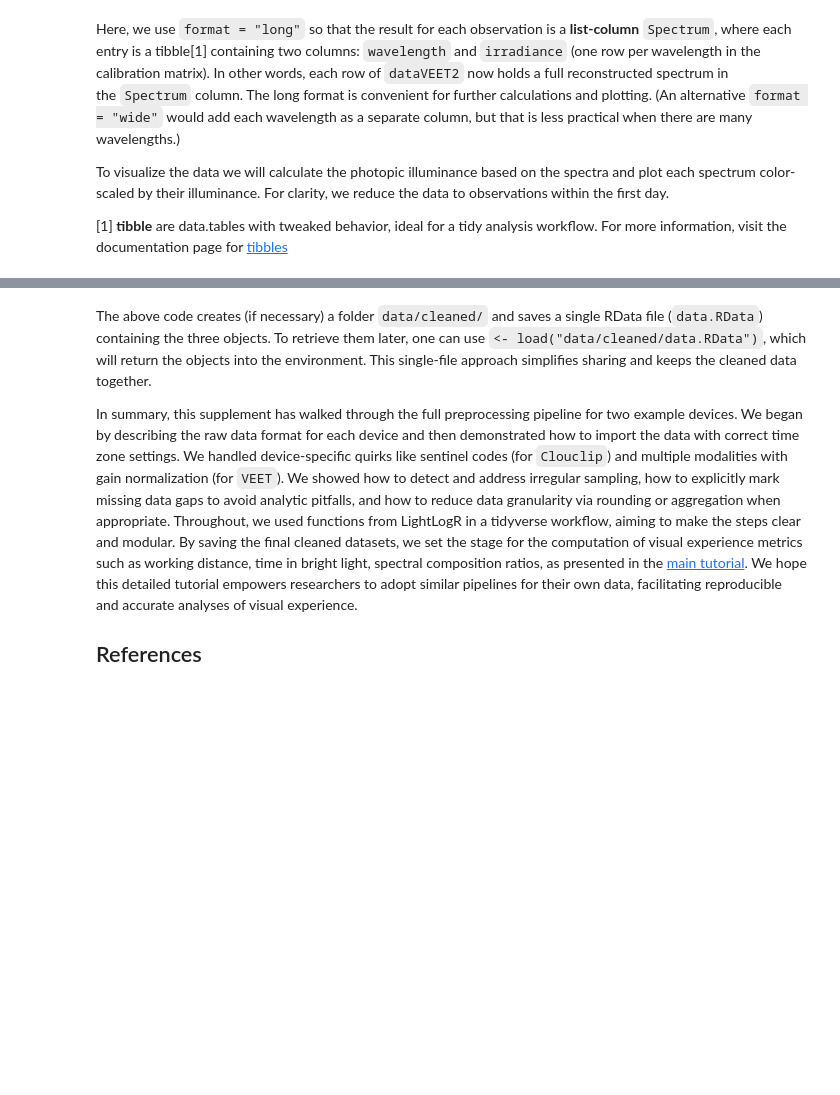
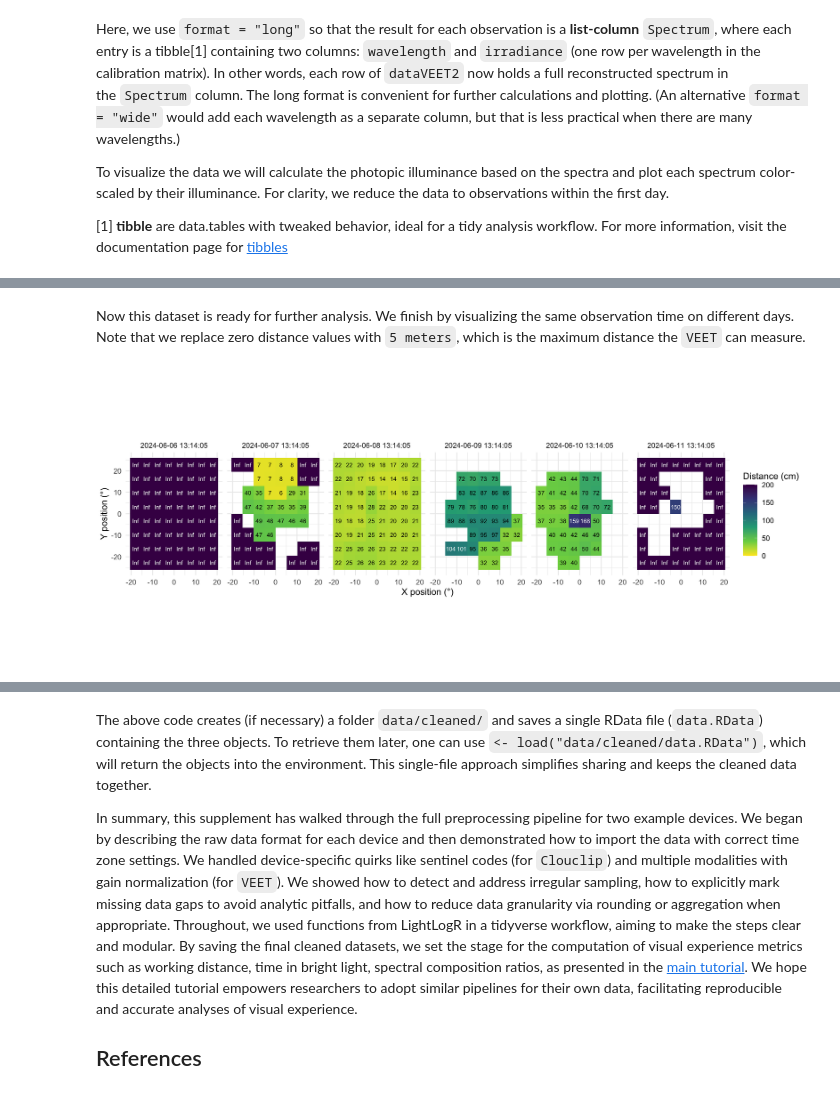
Before and after one commit to tscnlab/ZaunerEtAl_JVis_2025, a Jupyter notebook: _manuscript/supplement.embed.ipynb, the cells around one changed output, grey strips where cells are left out. Drawn from its saved outputs; the diff is of its cells as text; code cells hidden in the pictures; blank space fills up the shorter version.

Commit message:
added spatial resolution to distance and small improvements throughout

```diff
--- a/_manuscript/supplement.embed.ipynb
+++ b/_manuscript/supplement.embed.ipynb
@@ -423,0 +472,44 @@ For convenience and future reproducibility, we will save these combined results
+# %%
+#| label: VEET-distance preparation
+dataVEET3 <-
+  dataVEET3 |>
+  # ungroup() |>
+  mutate(position = as.numeric(position),
+         y.pos = (position %/% 8)+1,
+         y.pos = scale(y.pos, scale = FALSE)*52/8,
+         x.pos = (position %% 8)+1,
+         x.pos = scale(x.pos, scale = FALSE)*41/8,
+         observation = cumsum(position == 0),
+         across(starts_with("conf"), \(x) x/255)
+         )
+# %% [markdown]
+Now this dataset is ready for further analysis. We finish by visualizing the same observation time on different days. Note that we replace zero distance values with `5 meters`, which is the maximum distance the `VEET` can measure.
+# %%
+#| label: fig-VEET-distance
+#| fig-cap: "Example observations of the measurement grid"
+#| fig-height: 5
+#| fig-width: 12
+
+#set visualization parameters
+extras <- list(
+  geom_tile(),
+  scale_fill_viridis_c(direction = -1, limits = c(0, 200),
+                       oob = scales::oob_squish_any),
+  scale_color_manual(values = c("black", "white")),
+  theme_minimal(),
+  guides(colour = "none"),
+  geom_text(aes(label = (dist1/10) |> round(0), colour = dist1>1000), size = 2.5),
+  coord_fixed(),
+  labs(x = "X position (°)", y = "Y position (°)",
+       fill = "Distance (cm)", alpha = "Confidence (0-255)"))
+
+slicer <- function(x){seq(min((x-1)*64+1), max(x*64, by = 1))} #allows to choose an observation
+
+dataVEET3 |>
+  slice(slicer(9530)) |>  #choose a particular observation
+  mutate(dist1 = ifelse(dist1 == 0, Inf, dist1)) |> #replace 0 distances with 5m
+  filter(conf1 >= 0.1 | dist1 == Inf) |> #remove data that has less than 10% confidence
+  ggplot(aes(x=x.pos, y=y.pos, fill = dist1/10))+ extras + #plot the data
+  facet_grid(~Datetime) #show one plot per day
+# %% [output]
+[figure, added]
```
Also changed, not shown: parts of 14 cells of this notebook, 57 other files.
